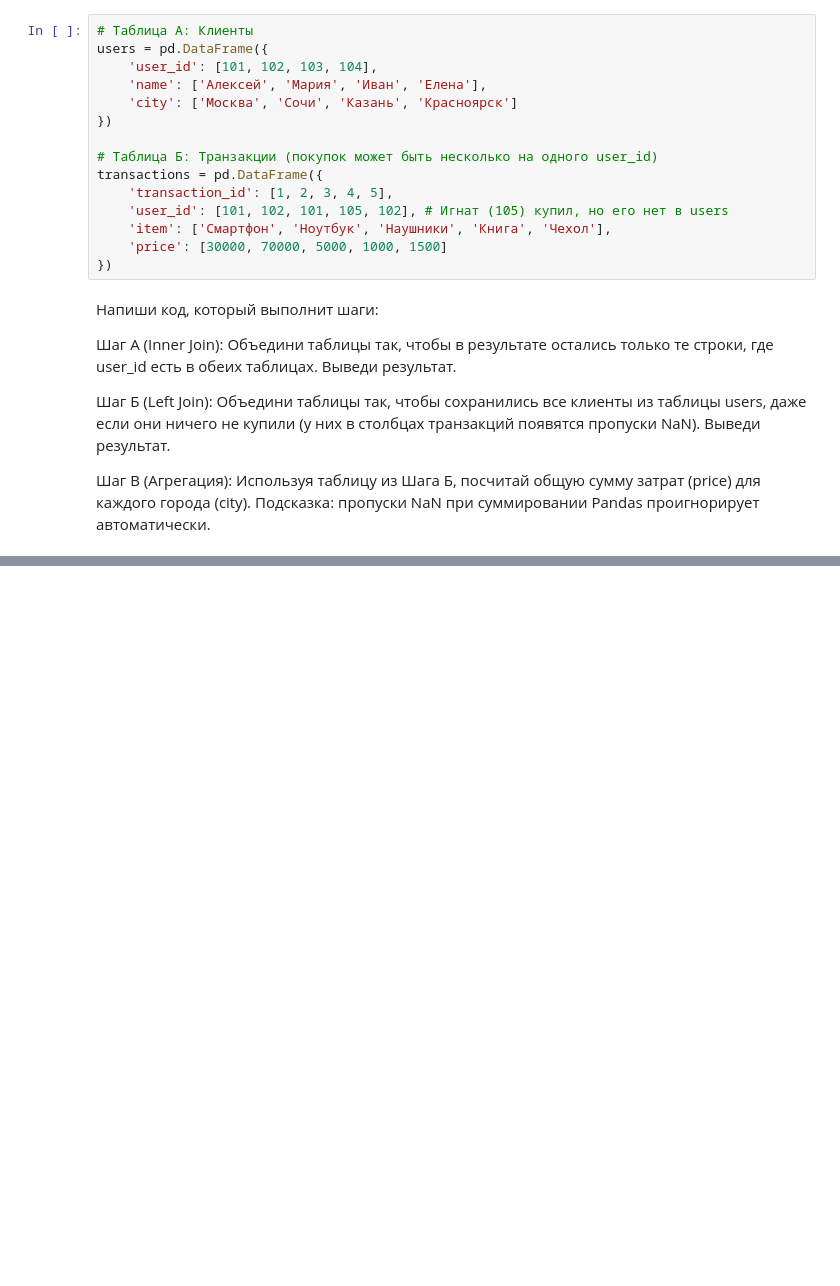
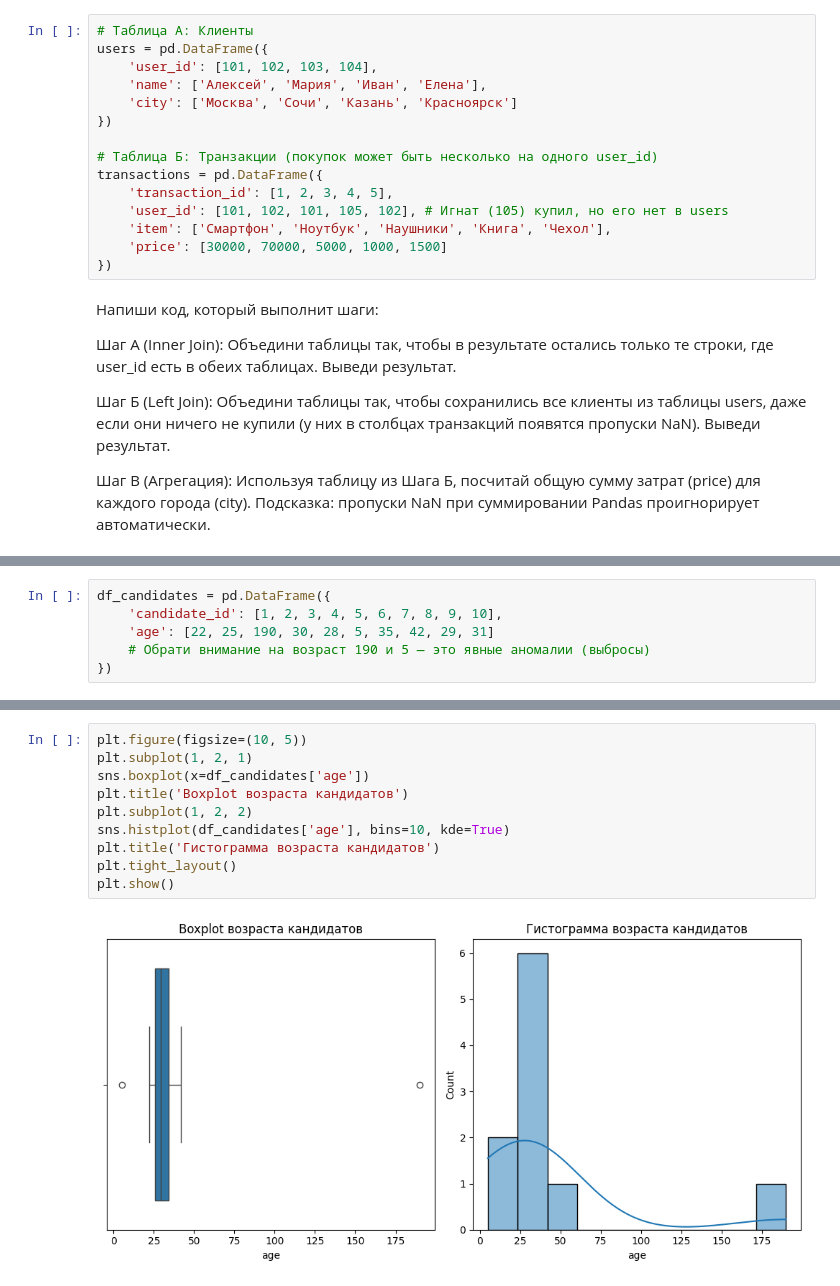
Before and after one commit to DgtrDN/DS_Gemini, a Jupyter notebook: lesson_1.ipynb, the cells around one changed output, grey strips where cells are left out. Cells and saved outputs as stored; diff of their text form; blank space fills up the shorter version.

```diff
--- a/lesson_1.ipynb
+++ b/lesson_1.ipynb
@@ -133,0 +192,6 @@ transactions = pd.DataFrame({
+# %%
+df_candidates = pd.DataFrame({
+    'candidate_id': [1, 2, 3, 4, 5, 6, 7, 8, 9, 10],
+    'age': [22, 25, 190, 30, 28, 5, 35, 42, 29, 31]
+    # Обрати внимание на возраст 190 и 5 — это явные аномалии (выбросы)
+})
@@ -133,0 +220,12 @@ transactions = pd.DataFrame({
+# %%
+plt.figure(figsize=(10, 5))
+plt.subplot(1, 2, 1)
+sns.boxplot(x=df_candidates['age'])
+plt.title('Boxplot возраста кандидатов')
+plt.subplot(1, 2, 2)
+sns.histplot(df_candidates['age'], bins=10, kde=True)
+plt.title('Гистограмма возраста кандидатов')
+plt.tight_layout()
+plt.show()
+# %% [output]
+[figure, added]
```
Also changed, not shown: parts of 6 cells of this notebook.
